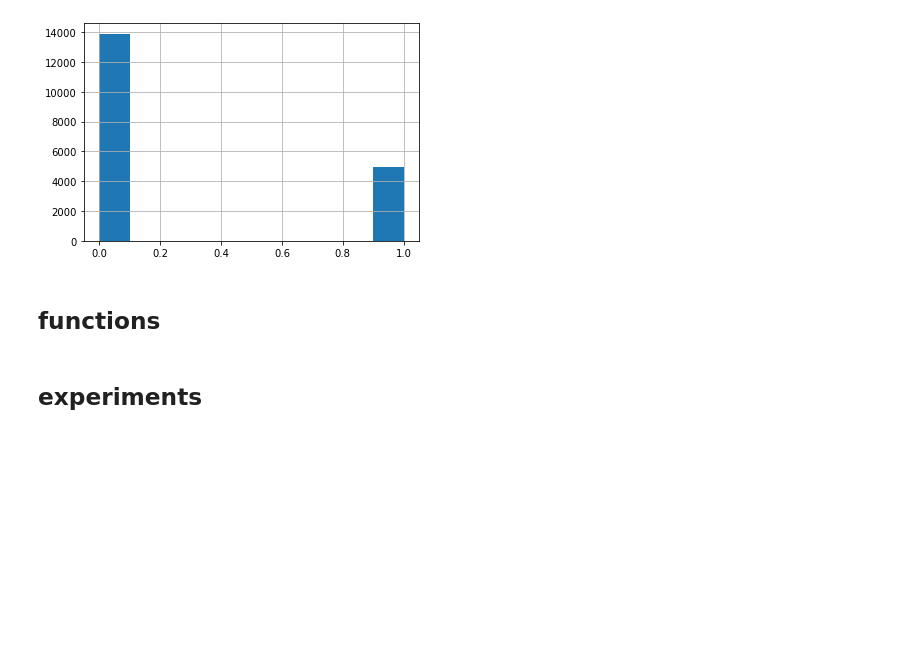
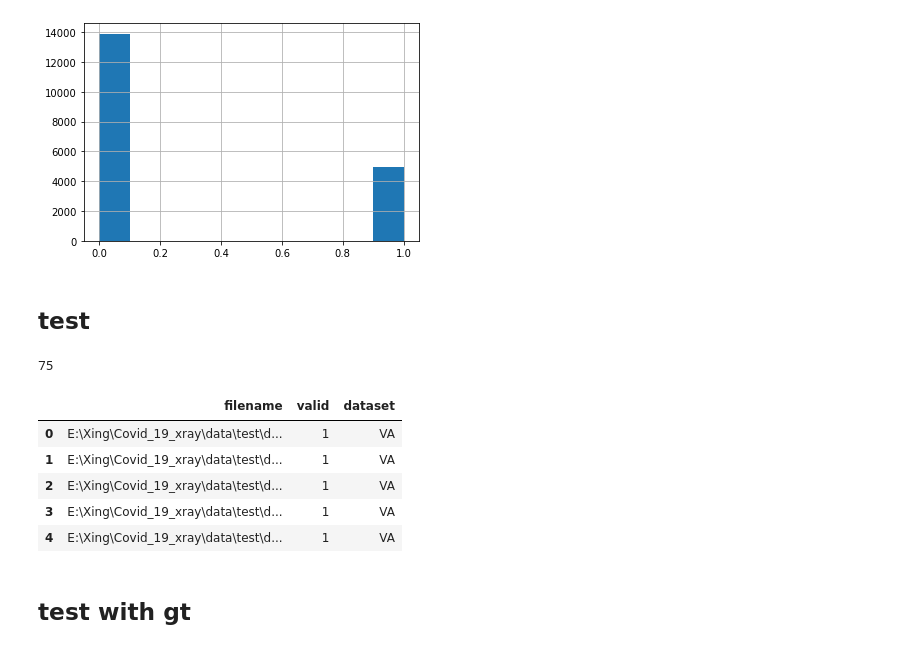
Before and after one commit to lyuxing/Covid19_xray, a Jupyter notebook: data_prepare_localcases.ipynb, the cells around one changed output. Drawn from its saved outputs; the diff is of its cells as text; code cells hidden in the pictures; blank space fills up the shorter version.

Commit message:
vit with va dataset eval

```diff
--- a/data_prepare.ipynb
+++ b/data_prepare_localcases.ipynb
@@ -86,4 +87,32 @@ df_main.label_num.hist()
 <AxesSubplot:>
 [figure]
 # %% [markdown]
-## functions
+## test
+# %%
+test_folder = r'E:\Xing\Covid_19_xray\data\test\deidcxr\pngdeid'
+files = glob2.glob(os.path.join(test_folder,'*png'))
+# %%
+len(files)
+# %% [output]
+75
+# %%
+file_name = []
+for fl in tqdm(files):
+    try:
+        img = Image.open(fl).convert('RGB')
+        file_name.append(fl)
+    except:
+        print(fl)
+# %%
+df_tst = pd.DataFrame({
+    'filename':file_name
+})
+# %%
+df_tst.head()
+# %% [output]
+|  | filename | valid | dataset |
+| 0 | E:\Xing\Covid_19_xray\data\test\d... | 1 | VA |
+| 1 | E:\Xing\Covid_19_xray\data\test\d... | 1 | VA |
+| 2 | E:\Xing\Covid_19_xray\data\test\d... | 1 | VA |
+| 3 | E:\Xing\Covid_19_xray\data\test\d... | 1 | VA |
+| 4 | E:\Xing\Covid_19_xray\data\test\d... | 1 | VA |
@@ -90,2 +127,2 @@ df_main.label_num.hist()
 # %% [markdown]
-## experiments
+## test with gt
```
Also changed, not shown: parts of 15 cells of this notebook, 12 other files.
